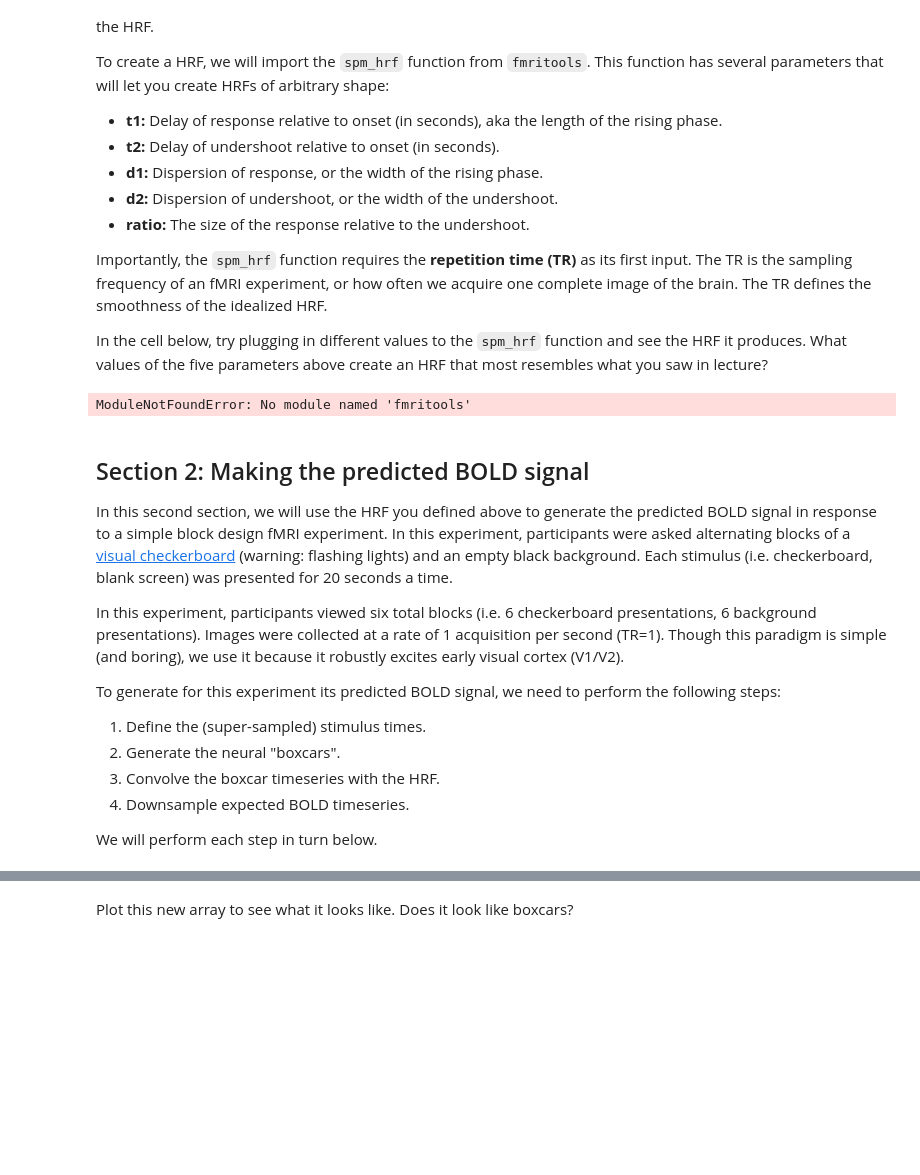
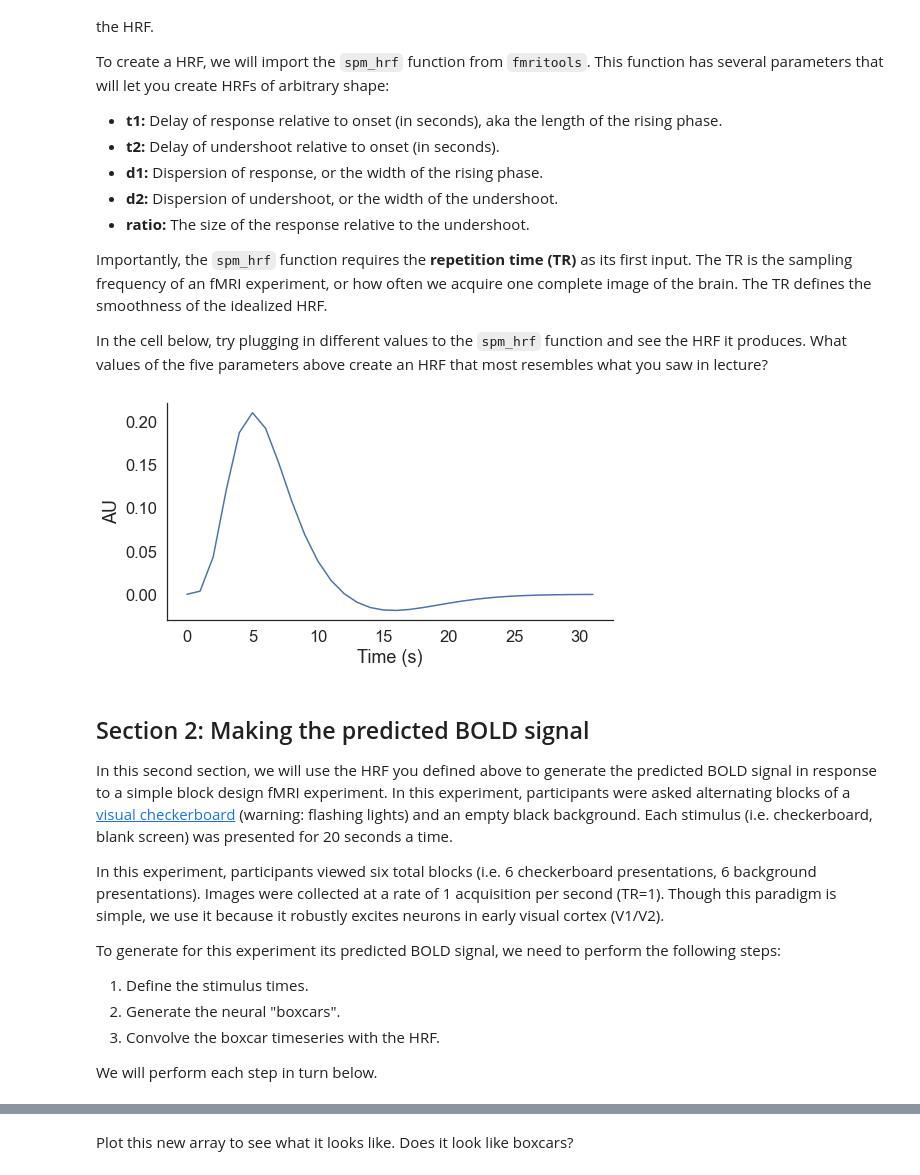
Before and after one commit to szorowi1/2020-neu350, a Jupyter notebook: fmri-01/fmri-01-solutions.ipynb, the cells around one changed output, grey strips where cells are left out. Cells and saved outputs as stored; diff of their text form; code cells hidden in the pictures; blank space fills up the shorter version.

```diff
--- a/fmri-01/fmri-01-solutions.ipynb
+++ b/fmri-01/fmri-01-solutions.ipynb
@@ -42,32 +42,31 @@ In the cell below, try plugging in different values to the `spm_hrf` function an
 # %%
 from fmritools.hrf import spm_hrf
 
 ## Define repetition time and times.
-tr = 0.1
+tr = 1.0
 times = np.arange(0, 32, tr)
 
 ## PLUG IN VALUES HERE.
 hrf = spm_hrf(tr, t1=6, t2=16, d1=1, d2=1, ratio=6)
 
 ## Plotting.
 fig, ax = plt.subplots(1,1,figsize=(8,4))
 ax.plot(times, hrf)
 ax.set(xlabel='Time (s)', ylabel='AU')
 sns.despine()
 # %% [output]
-ModuleNotFoundError: No module named 'fmritools'
+[figure, added]
 # %% [markdown]
 ## Section 2: Making the predicted BOLD signal
 
 In this second section, we will use the HRF you defined above to generate the predicted BOLD signal in response to a simple block design fMRI experiment. In this experiment, participants were asked alternating blocks of a [visual checkerboard](https://www.youtube.com/watch?v=xEd1h_lz4rA) (warning: flashing lights) and an empty black background. Each stimulus (i.e. checkerboard, blank screen) was presented for 20 seconds a time.
 
-In this experiment, participants viewed six total blocks (i.e. 6 checkerboard presentations, 6 background presentations). Images were collected at a rate of 1 acquisition per second (TR=1). Though this paradigm is simple (and boring), we use it because it robustly excites early visual cortex (V1/V2).
+In this experiment, participants viewed six total blocks (i.e. 6 checkerboard presentations, 6 background presentations). Images were collected at a rate of 1 acquisition per second (TR=1). Though this paradigm is simple, we use it because it robustly excites neurons in early visual cortex (V1/V2).
 
 To generate for this experiment its predicted BOLD signal, we need to perform the following steps:
-1. Define the (super-sampled) stimulus times.
+1. Define the stimulus times.
 2. Generate the neural "boxcars".
 3. Convolve the boxcar timeseries with the HRF.
-4. Downsample expected BOLD timeseries.
 
 We will perform each step in turn below.
 # %% [markdown]
```
Also changed, not shown: parts of 18 cells of this notebook, 2 other files.
